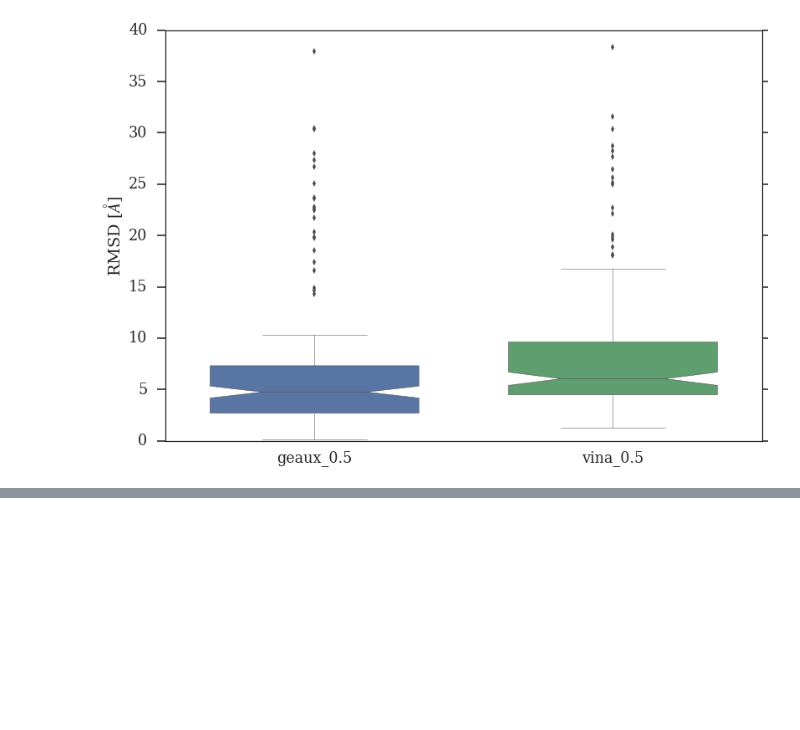
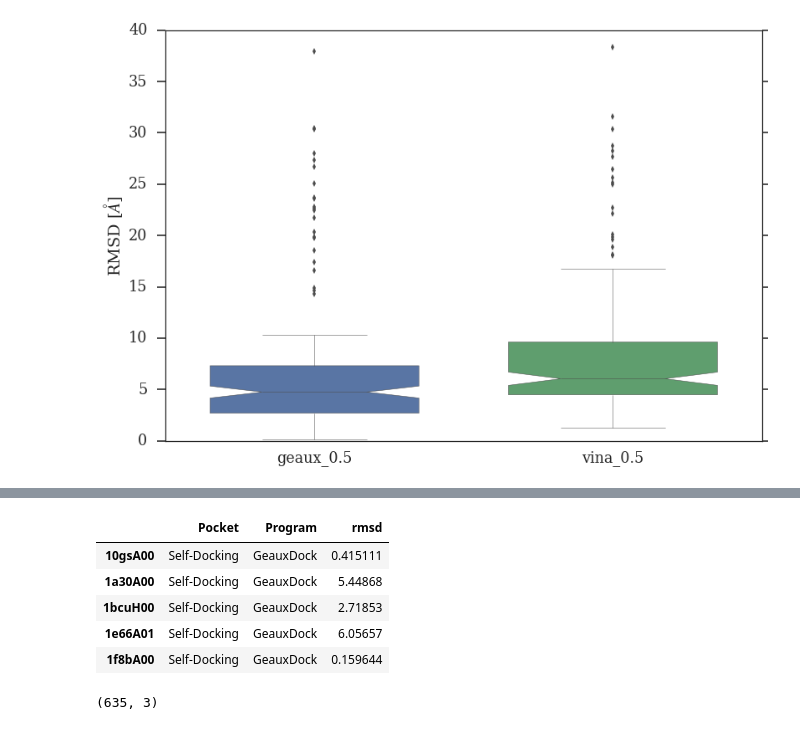
Before and after one commit to EricTing/casf-benchmark, a Jupyter notebook: casf_benchmark/analysis.ipynb, the cells around one changed output, grey strips where cells are left out. Drawn from its saved outputs; the diff is of its cells as text; code cells hidden in the pictures; blank space fills up the shorter version.

```diff
--- a/casf_benchmark/analysis.ipynb
+++ b/casf_benchmark/analysis.ipynb
@@ -208,0 +262,13 @@ plt.ylabel("RMSD [$\AA$]")
+# %%
+final_hued_df.head()
+# %% [output]
+|  | Pocket | Program | rmsd |
+| 10gsA00 | Self-Docking | GeauxDock | 0.415111 |
+| 1a30A00 | Self-Docking | GeauxDock | 5.44868 |
+| 1bcuH00 | Self-Docking | GeauxDock | 2.71853 |
+| 1e66A01 | Self-Docking | GeauxDock | 6.05657 |
+| 1f8bA00 | Self-Docking | GeauxDock | 0.159644 |
+# %%
+final_hued_df.shape
+# %% [output]
+(635, 3)
```
Also changed, not shown: parts of 15 cells of this notebook.
